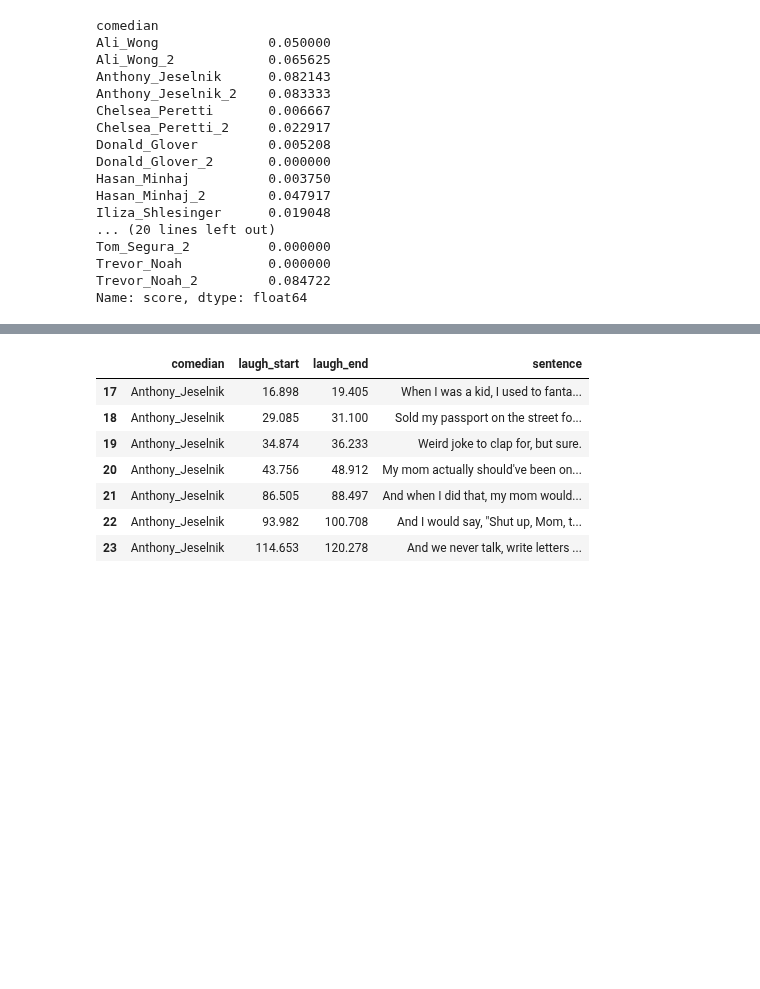
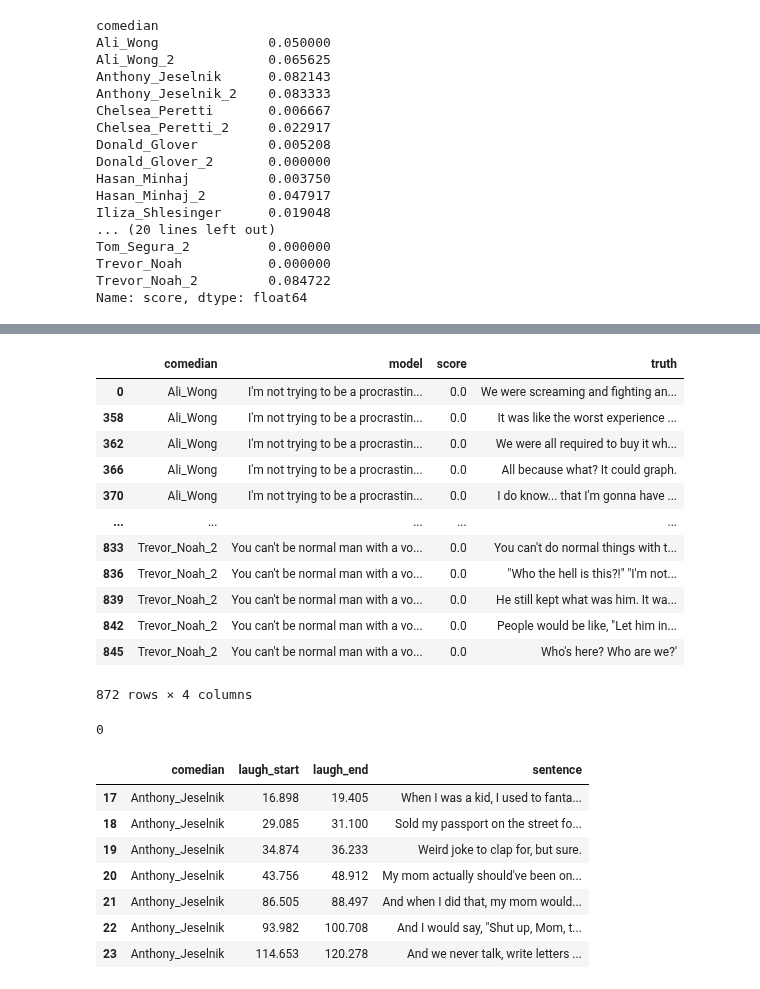
Before and after one commit to swaggirl9000/humor, a Jupyter notebook: notebooks/base_comapre.ipynb, the cells around one changed output, grey strips where cells are left out. Drawn from its saved outputs; the diff is of its cells as text; code cells hidden in the pictures; blank space fills up the shorter version.

Commit message:
metric

```diff
--- a/notebooks/base_comapre.ipynb
+++ b/notebooks/base_comapre.ipynb
@@ -426,0 +447,8 @@ ground_truth.loc[242, "sentence"]
+# %%
+truths = scores[~scores['truth'].isin(df['truth'])]
+entries = truths.copy()
+entries['score'] = 0
+df = pd.concat([df, entries[['comedian', 'model', 'truth', 'score']]], ignore_index=True)
+df.sort_values(by=['comedian', 'model'], inplace=True)
+
+metric = df.groupby("truth")["score"].mean().reset_index()
@@ -427,3 +471,23 @@ ground_truth.loc[242, "sentence"]
+# %%
+df
+# %% [output]
+|  | comedian | model | score | truth |
+| 0 | Ali_Wong | I'm not trying to be a procrastin... | 0.0 | We were screaming and fighting an... |
+| 358 | Ali_Wong | I'm not trying to be a procrastin... | 0.0 | It was like the worst experience ... |
+| 362 | Ali_Wong | I'm not trying to be a procrastin... | 0.0 | We were all required to buy it wh... |
+| 366 | Ali_Wong | I'm not trying to be a procrastin... | 0.0 | All because what? It could graph. |
+| 370 | Ali_Wong | I'm not trying to be a procrastin... | 0.0 | I do know... that I'm gonna have ... |
+| ... | ... | ... | ... | ... |
+| 833 | Trevor_Noah_2 | You can't be normal man with a vo... | 0.0 | You can't do normal things with t... |
+| 836 | Trevor_Noah_2 | You can't be normal man with a vo... | 0.0 | "Who the hell is this?!" "I'm not... |
+| 839 | Trevor_Noah_2 | You can't be normal man with a vo... | 0.0 | He still kept what was him. It wa... |
+| 842 | Trevor_Noah_2 | You can't be normal man with a vo... | 0.0 | People would be like, "Let him in... |
+| 845 | Trevor_Noah_2 | You can't be normal man with a vo... | 0.0 | Who's here? Who are we?' |
+872 rows × 4 columns
+# %%
+len(set(scores["truth"]) - set(df["truth"]))
+# %% [output]
+0
 # %%
 correct_guesses = calculate_score(found, quotes_count_dict)
 # %%
```
Also changed, not shown: parts of 14 cells of this notebook, 2 other files.
